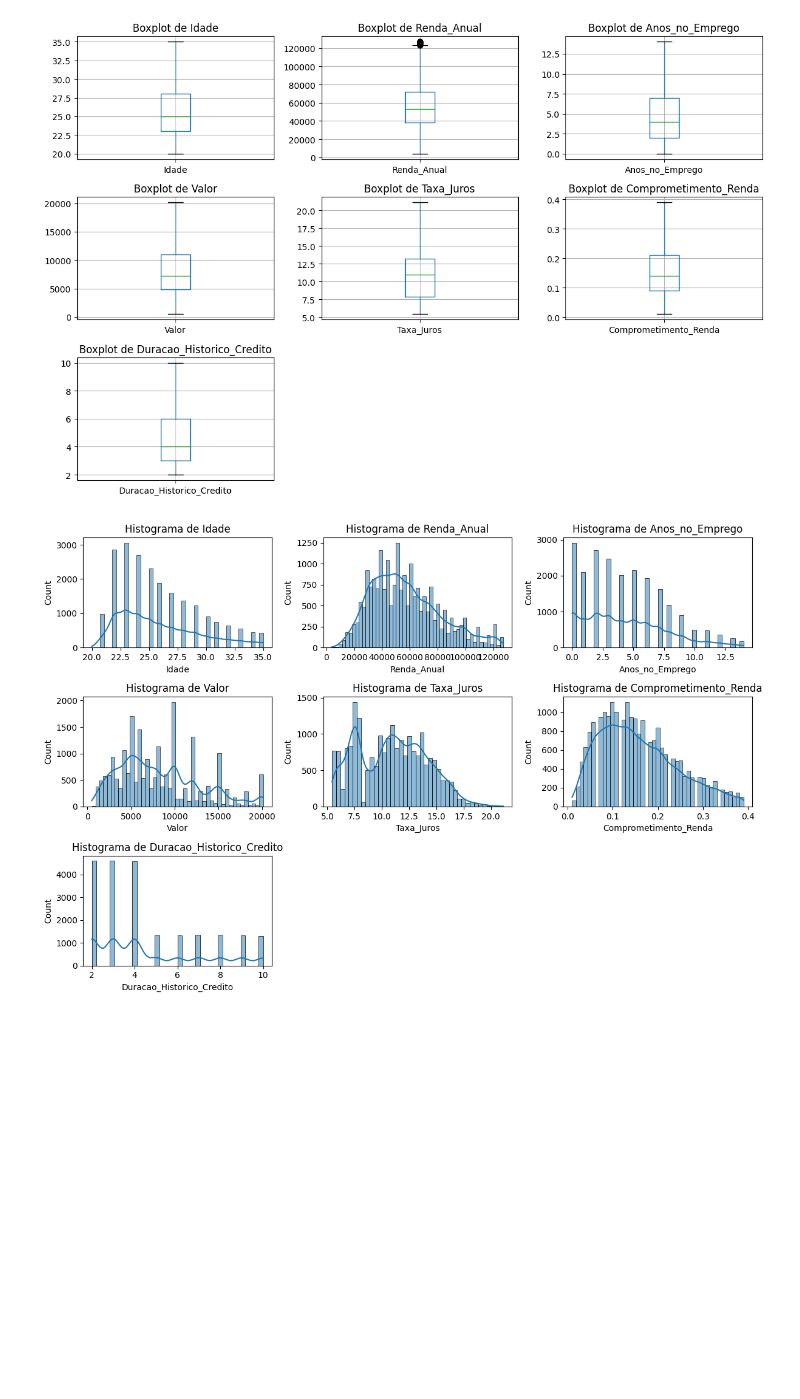
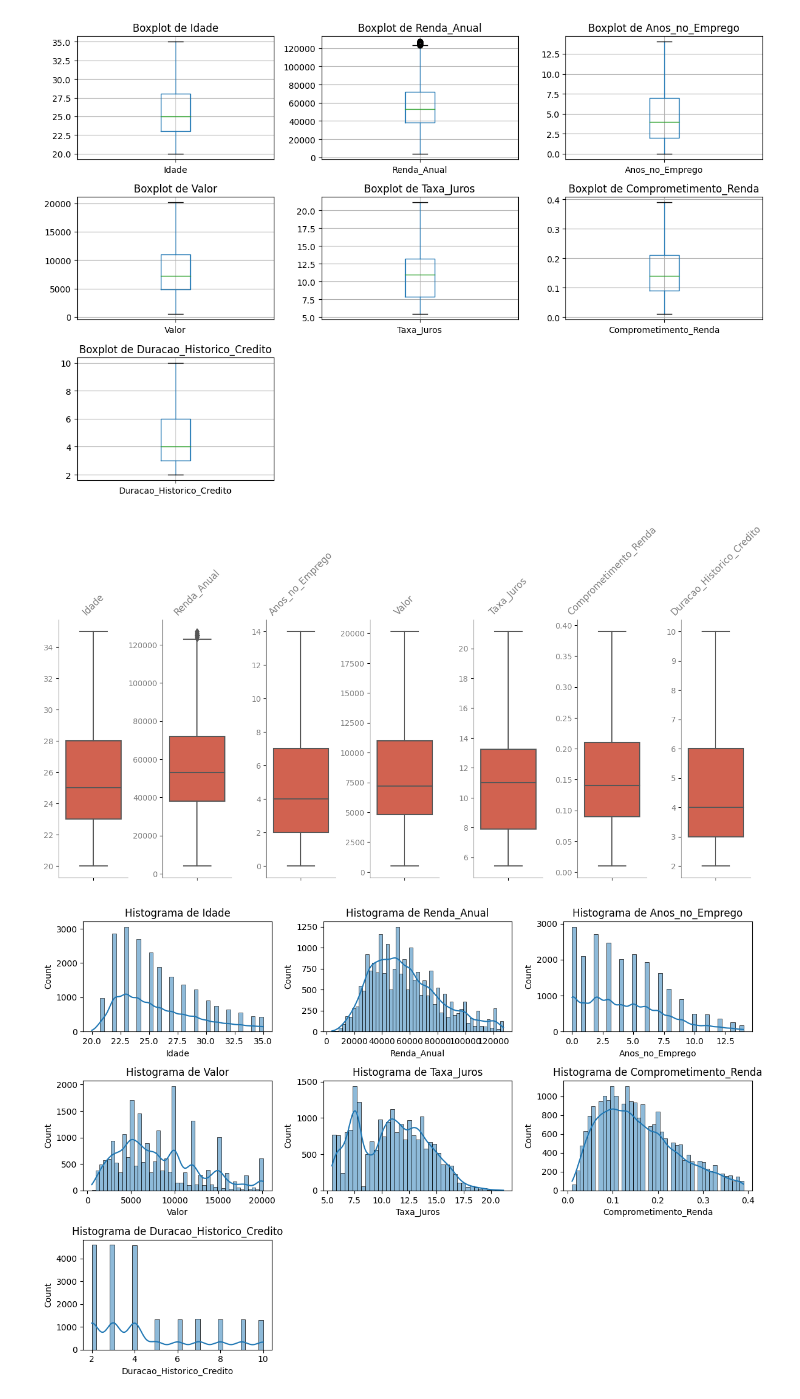
Before and after one commit to alyssonmontovanelli/analise_Risco_Credito, a Jupyter notebook: EDA/02_tratamento_outlier_NA.ipynb, the cells around one changed output. Drawn from its saved outputs; the diff is of its cells as text; code cells hidden in the pictures; blank space fills up the shorter version.

```diff
--- a/EDA/02_tratamento_outlier_NA.ipynb
+++ b/EDA/02_tratamento_outlier_NA.ipynb
@@ -263,6 +312,30 @@ plt.tight_layout()  # Ajusta o layout para evitar sobreposição de gráficos
 plt.show()
 # %% [output]
 [figure]
+# %%
+# Tamanho da figura
+plt.figure(figsize=(16, 6))  # Ajuste o tamanho horizontal para acomodar todos os gráficos em uma linha
+
+# Ajuste o espaçamento entre os subplots
+plt.subplots_adjust(wspace=0.5)  # Apenas ajuste horizontal, já que todos estarão na mesma linha
+
+# Loop para criar os boxplots para cada variável
+for i, col in enumerate(variaveis_numericas):
+    plt.subplot(1, len(variaveis_numericas), i + 1)  # Subplot ajustado para uma única linha
+    sns.boxplot(y=df_sem_outlier_final[col], color="#e7533a", orient='v')  # Boxplot estilizado
+    plt.title(col, rotation=45, color="grey")  # Título inclinado a 45 graus
+    plt.ylabel("")  # Remove o label do eixo y
+    plt.yticks(color="grey")  # Cor dos ticks no eixo y
+
+    # Remover bordas direita e superior e ajustar cor das bordas restantes
+    sns.despine(right=True, top=True)  # Remove as bordas direita e superior
+    plt.gca().spines['left'].set_color('grey')  # Define a cor da borda esquerda
+    plt.gca().spines['bottom'].set_color('grey')  # Define a cor da borda inferior
+
+# Exibe o gráfico
+plt.show()
+# %% [output]
+[figure, added]
 # %%
 # Loop pelas variáveis contínuas
 fig = plt.figure(figsize= (12, 8))
```
Also changed, not shown: parts of 3 cells of this notebook, 4 other files.
